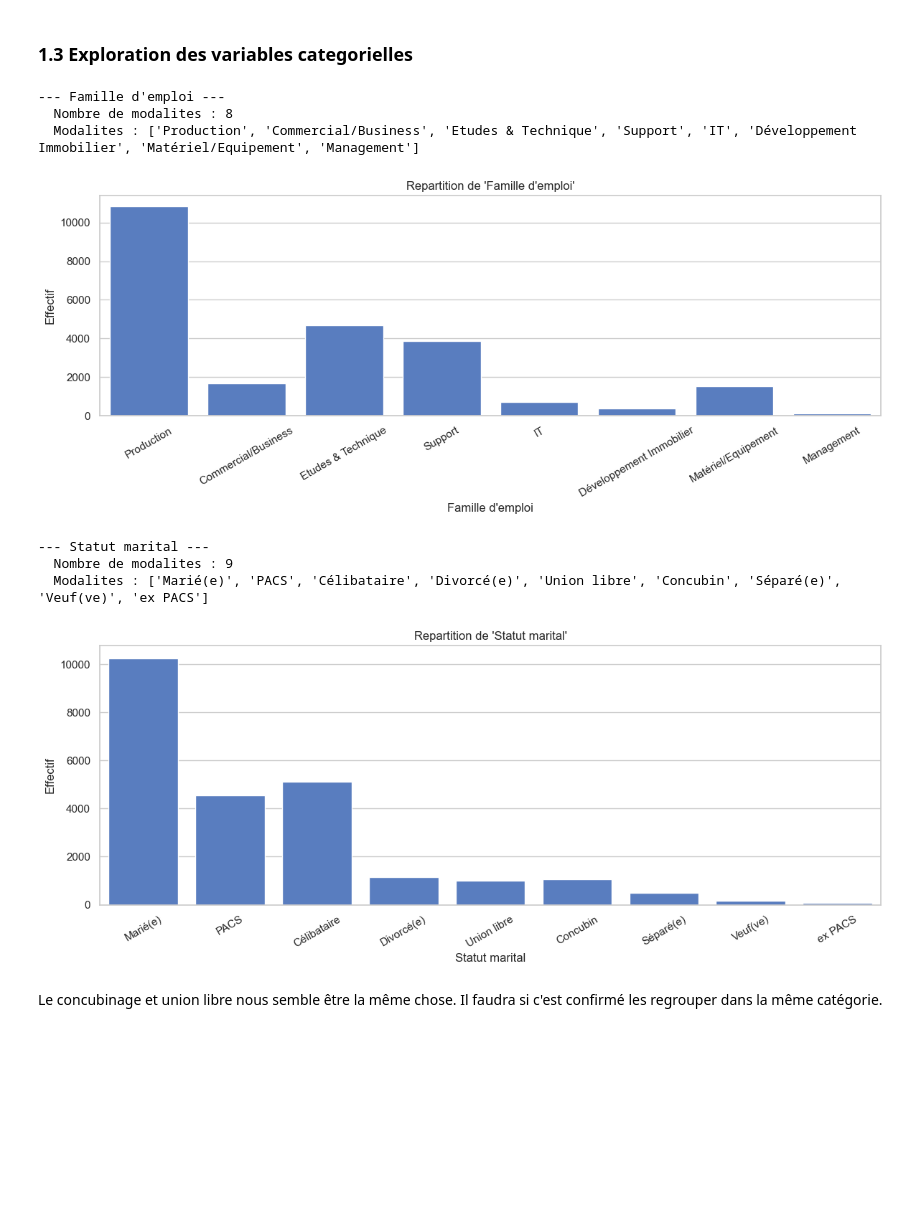
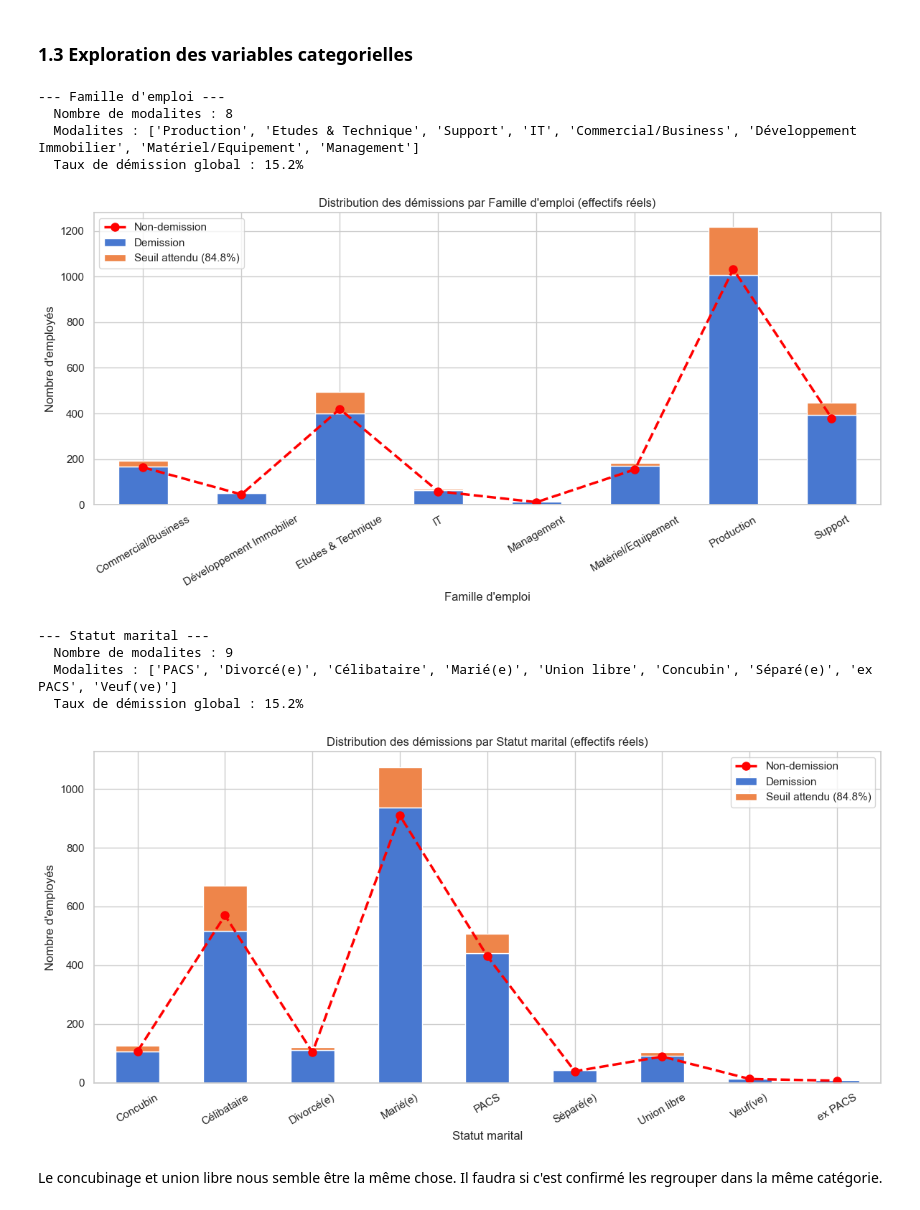
Before and after one commit to daphnemaschas/REXIA, a Jupyter notebook: notebooks/projet_rexia.ipynb, the cells around one changed output. Drawn from its saved outputs; the diff is of its cells as text; code cells hidden in the pictures; blank space fills up the shorter version.

Commit message:
:hammer:modified the analysis to take into account the rows of matrics

```diff
--- a/notebooks/projet_rexia.ipynb
+++ b/notebooks/projet_rexia.ipynb
@@ -185,0 +254,5 @@ df.describe().round(2)
+# %%
+df_aggregated = df.sort_values('Ancienneté groupe (années)').groupby('matricule').tail(1).reset_index(drop=True)
+
+print(f"Avant agrégation : {len(df)} lignes, {df['matricule'].nunique()} matricules uniques")
+print(f"Après agrégation : {len(df_aggregated)} lignes, {df_aggregated['matricule'].nunique()} matricules uniques")
@@ -227,27 +303,61 @@ On doit le prendre en compte pour la modélisation (sampling, class weight, metr
 # %%
 categorical_columns = ["Famille d'emploi", "Statut marital"]
 
+# Calculer le taux global de démission pour référence
+global_resignation_rate = 1 - (df_aggregated[LABEL_COL].sum() / len(df_aggregated))
+
 for col in categorical_columns:
     print(f"--- {col} ---")
-    print(f"  Nombre de modalites : {df[col].nunique()}")
-    print(f"  Modalites : {df[col].unique().tolist()}")
+    print(f"  Nombre de modalites : {df_aggregated[col].nunique()}")
+    print(f"  Modalites : {df_aggregated[col].unique().tolist()}")
+    print(f"  Taux de démission global : {(1-global_resignation_rate)*100:.1f}%")
     print()
 
-    plot_countplot(
-        data=df,
-        column=col,
-        title=f"Repartition de '{col}'",
-        rotate_labels=30,
+    # Créer un crosstab avec effectifs RÉELS (sans normalize)
+    crosstab = pd.crosstab(df_aggregated[col], df_aggregated[LABEL_COL])
+
+    fig, ax = plt.subplots(figsize=(12, 6))
+    crosstab.plot(
+        kind='bar',
+        stacked=True,
+        ax=ax,
+        color=sns.color_palette("muted", 2),
     )
+
+    # Calculer la courbe de référence : 15.2% * effectif par modalité
+    effectif_par_modalite = crosstab.sum(axis=1)
+    seuil_reference = effectif_par_modalite * global_resignation_rate
+
+    # Ajouter la courbe de référence
+    ax.plot(
+        range(len(effectif_par_modalite)),
+        seuil_reference.values,
+        color='red',
+        linestyle='--',
+        linewidth=2.5,
+        marker='o',
+        markersize=8,
+        label=f'Seuil attendu ({global_resignation_rate*100:.1f}% des effectifs)'
+    )
+
+    ax.set_title(f"Distribution des démissions par {col} (effectifs réels)")
+    ax.set_xlabel(col)
+    ax.set_ylabel("Nombre d'employés")
+    ax.legend([LABEL_NAMES[0], LABEL_NAMES[1], f'Seuil attendu ({global_resignation_rate*100:.1f}%)'])
+    ax.tick_params(axis="x", rotation=30)
+    plt.tight_layout()
+    plt.show()
 # %% [output]
 --- Famille d'emploi ---
   Nombre de modalites : 8
-  Modalites : ['Production', 'Commercial/Business', 'Etudes & Technique', 'Support', 'IT', 'Développement Immobilier', 'Matériel/Equipement', 'Management']
+  Modalites : ['Production', 'Etudes & Technique', 'Support', 'IT', 'Commercial/Business', 'Développement Immobilier', 'Matériel/Equipement', 'Management']
+  Taux de démission global : 15.2%
-[figure, old version]
+[figure, new version]
 --- Statut marital ---
   Nombre de modalites : 9
-  Modalites : ['Marié(e)', 'PACS', 'Célibataire', 'Divorcé(e)', 'Union libre', 'Concubin', 'Séparé(e)', 'Veuf(ve)', 'ex PACS']
+  Modalites : ['PACS', 'Divorcé(e)', 'Célibataire', 'Marié(e)', 'Union libre', 'Concubin', 'Séparé(e)', 'ex PACS', 'Veuf(ve)']
+  Taux de démission global : 15.2%
-[figure, old version]
+[figure, new version]
 # %% [markdown]
 Le concubinage et union libre nous semble être la même chose. Il faudra si c'est confirmé les regrouper dans la même catégorie.
 # %% [markdown]
```
Also changed, not shown: parts of 34 cells of this notebook.
